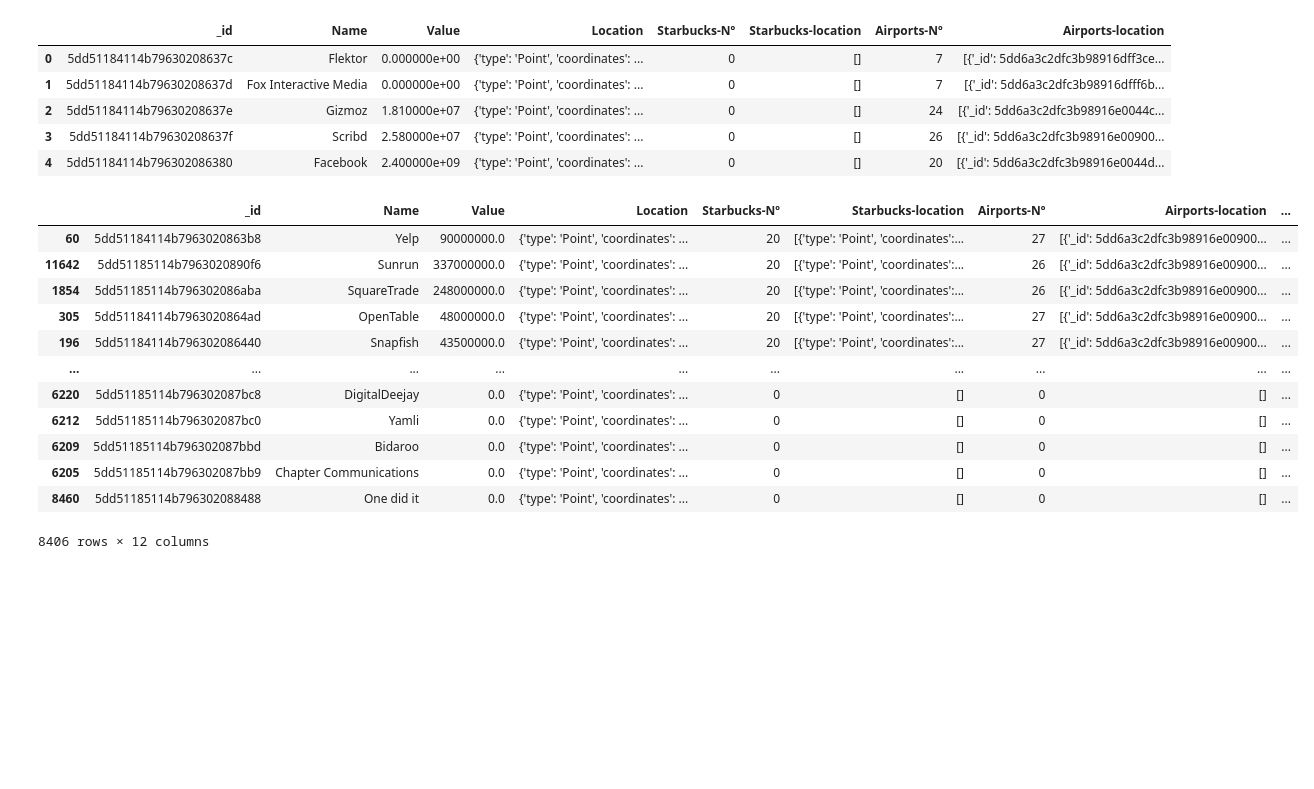
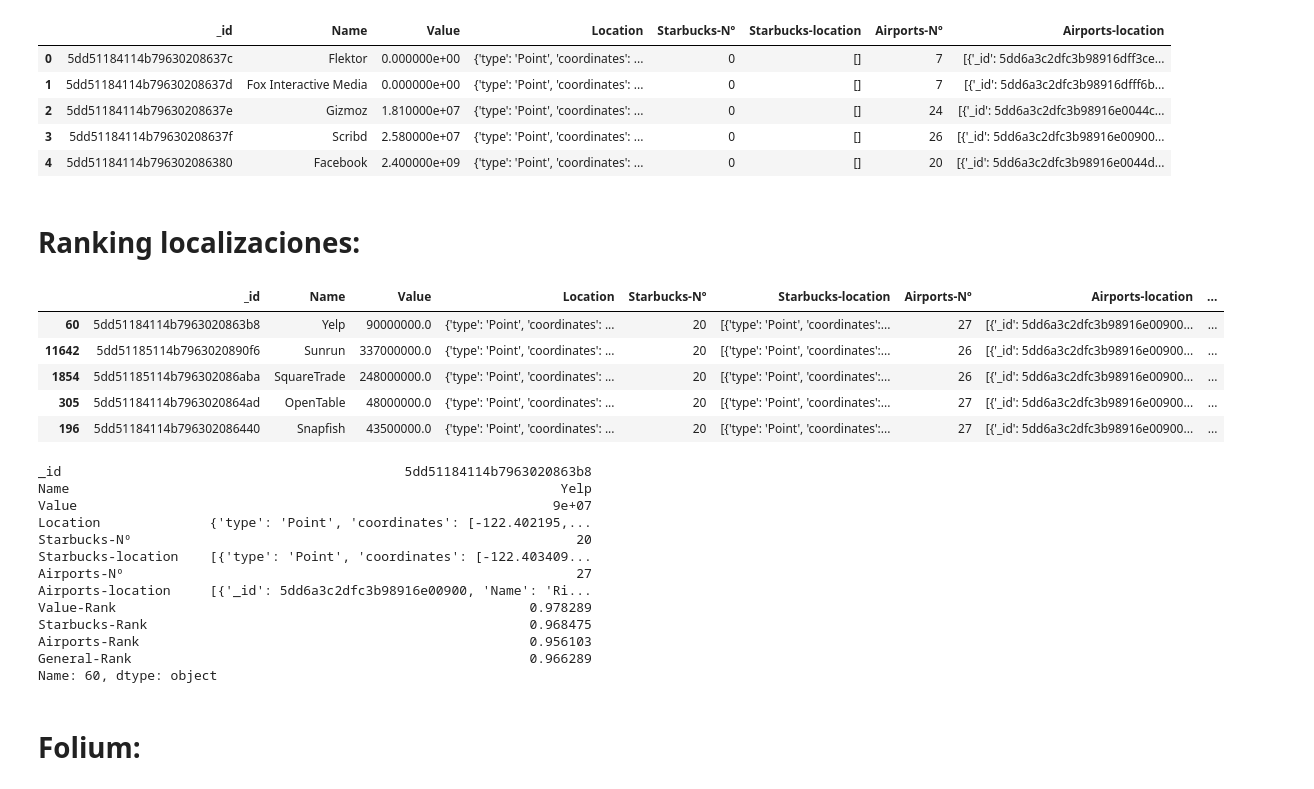
Before and after one commit to AlexMndzF/Geocoding_Project, a Jupyter notebook: test.ipynb, the cells around one changed output. Cells and saved outputs as stored; diff of their text form; code cells hidden in the pictures; blank space fills up the shorter version.

```diff
--- a/test.ipynb
+++ b/test.ipynb
@@ -300,28 +338,41 @@ data.head()
 | 2 | 5dd51184114b79630208637e | Gizmoz | 1.810000e+07 | {'type': 'Point', 'coordinates': ... | 0 | [] | 24 | [{'_id': 5dd6a3c2dfc3b98916e0044c... |
 | 3 | 5dd51184114b79630208637f | Scribd | 2.580000e+07 | {'type': 'Point', 'coordinates': ... | 0 | [] | 26 | [{'_id': 5dd6a3c2dfc3b98916e00900... |
 | 4 | 5dd51184114b796302086380 | Facebook | 2.400000e+09 | {'type': 'Point', 'coordinates': ... | 0 | [] | 20 | [{'_id': 5dd6a3c2dfc3b98916e0044d... |
+# %% [markdown]
+# Ranking localizaciones:
 # %%
 data['Value-Rank'] = data['Value'].rank(pct=True)
 data['Starbucks-Rank'] = data['Starbucks-Nº'].rank(pct=True)
 data['Airports-Rank'] = data['Airports-Nº'].rank(pct=True)
 
 rank = []
 for i in range(len(data['Value-Rank'])):
     rank.append(data['Value-Rank'].iloc[i]*0.25+data['Starbucks-Rank'].iloc[i]*0.375+data['Airports-Rank'].iloc[i]*0.375)
 data['General-Rank'] = rank
 data = data.sort_values(by='General-Rank', ascending=False)
-data
+data.head()
 # %% [output]
 |  | _id | Name | Value | Location | Starbucks-Nº | Starbucks-location | Airports-Nº | Airports-location | ... |
 | 60 | 5dd51184114b7963020863b8 | Yelp | 90000000.0 | {'type': 'Point', 'coordinates': ... | 20 | [{'type': 'Point', 'coordinates':... | 27 | [{'_id': 5dd6a3c2dfc3b98916e00900... | ... |
 | 11642 | 5dd51185114b7963020890f6 | Sunrun | 337000000.0 | {'type': 'Point', 'coordinates': ... | 20 | [{'type': 'Point', 'coordinates':... | 26 | [{'_id': 5dd6a3c2dfc3b98916e00900... | ... |
 | 1854 | 5dd51185114b796302086aba | SquareTrade | 248000000.0 | {'type': 'Point', 'coordinates': ... | 20 | [{'type': 'Point', 'coordinates':... | 26 | [{'_id': 5dd6a3c2dfc3b98916e00900... | ... |
 | 305 | 5dd51184114b7963020864ad | OpenTable | 48000000.0 | {'type': 'Point', 'coordinates': ... | 20 | [{'type': 'Point', 'coordinates':... | 27 | [{'_id': 5dd6a3c2dfc3b98916e00900... | ... |
 | 196 | 5dd51184114b796302086440 | Snapfish | 43500000.0 | {'type': 'Point', 'coordinates': ... | 20 | [{'type': 'Point', 'coordinates':... | 27 | [{'_id': 5dd6a3c2dfc3b98916e00900... | ... |
-| ... | ... | ... | ... | ... | ... | ... | ... | ... | ... |
-| 6220 | 5dd51185114b796302087bc8 | DigitalDeejay | 0.0 | {'type': 'Point', 'coordinates': ... | 0 | [] | 0 | [] | ... |
-| 6212 | 5dd51185114b796302087bc0 | Yamli | 0.0 | {'type': 'Point', 'coordinates': ... | 0 | [] | 0 | [] | ... |
-| 6209 | 5dd51185114b796302087bbd | Bidaroo | 0.0 | {'type': 'Point', 'coordinates': ... | 0 | [] | 0 | [] | ... |
-| 6205 | 5dd51185114b796302087bb9 | Chapter Communications | 0.0 | {'type': 'Point', 'coordinates': ... | 0 | [] | 0 | [] | ... |
-| 8460 | 5dd51185114b796302088488 | One did it | 0.0 | {'type': 'Point', 'coordinates': ... | 0 | [] | 0 | [] | ... |
-8406 rows × 12 columns
+# %%
+display(data.loc[60])
+# %% [output]
+_id                                            5dd51184114b7963020863b8
+Name                                                               Yelp
+Value                                                             9e+07
+Location              {'type': 'Point', 'coordinates': [-122.402195,...
+Starbucks-Nº                                                         20
+Starbucks-location    [{'type': 'Point', 'coordinates': [-122.403409...
+Airports-Nº                                                          27
+Airports-location     [{'_id': 5dd6a3c2dfc3b98916e00900, 'Name': 'Ri...
+Value-Rank                                                     0.978289
+Starbucks-Rank                                                 0.968475
+Airports-Rank                                                  0.956103
+General-Rank                                                   0.966289
+Name: 60, dtype: object
+# %% [markdown]
+# Folium:
```
Also changed, not shown: parts of 8 cells of this notebook.
